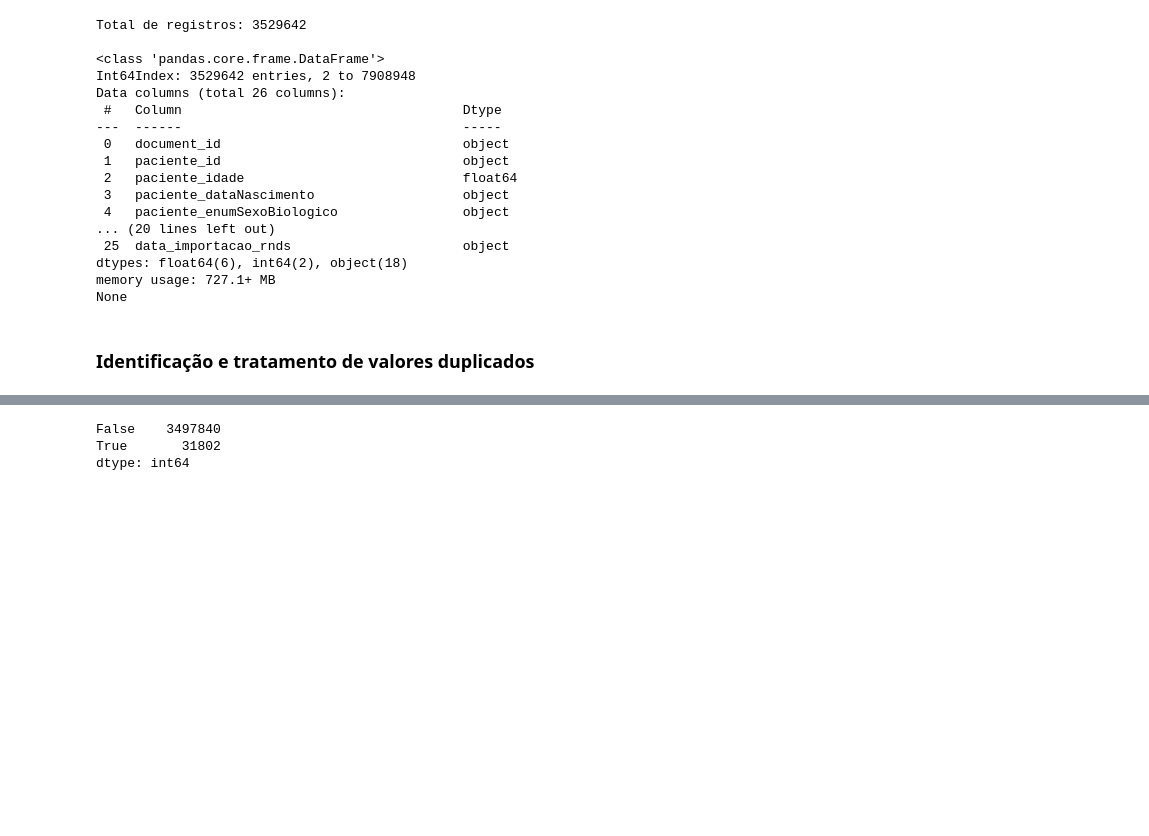
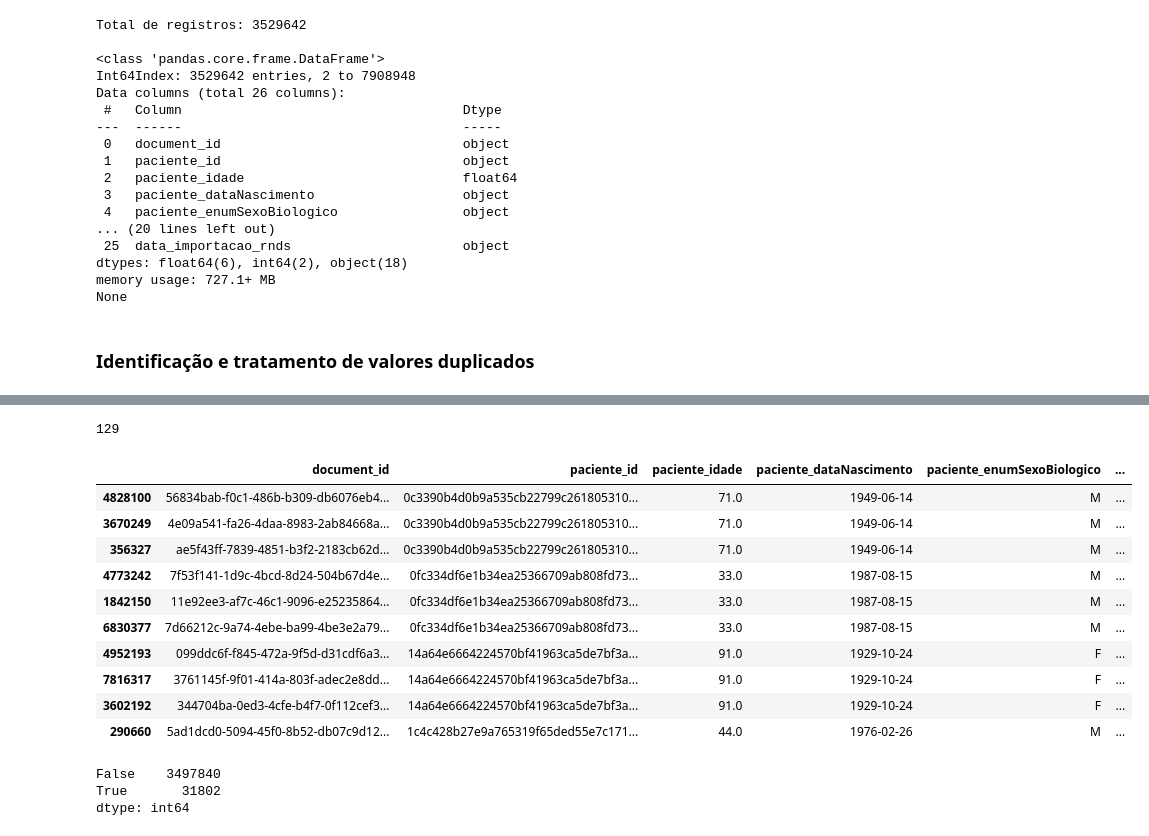
Before and after one commit to massaoiwanaga/topespsi, a Jupyter notebook: TESI_VAC_COVID.ipynb, the cells around one changed output, grey strips where cells are left out. Drawn from its saved outputs; the diff is of its cells as text; code cells hidden in the pictures; blank space fills up the shorter version.

```diff
--- a/TESI_VAC_COVID.ipynb
+++ b/TESI_VAC_COVID.ipynb
@@ -319,7 +319,7 @@ None
 ### Identificação e tratamento de valores duplicados
 # %%
 #Lista todos os registros em que o "paciente_id" apareça mais de 2 vezes
-df_vacinacao[df_vacinacao['paciente_id'].isin(df_vacinacao['paciente_id'].value_counts()[df_vacinacao['paciente_id'].value_counts()>2].index)].sort_values(by=["paciente_id"])
+duplicados_mais2 = df_vacinacao[df_vacinacao['paciente_id'].isin(df_vacinacao['paciente_id'].value_counts()[df_vacinacao['paciente_id'].value_counts()>2].index)].sort_values(by=["paciente_id"])
 
 #df_vacinacao.duplicated(subset=['document_id'])
-#df_vacinacao[df_vacinacao.duplicated(subset=['paciente_id'], keep=False)].sort_values(by=["paciente_id"])
+duplicados = df_vacinacao[df_vacinacao.duplicated(subset=['paciente_id'], keep=False)].sort_values(by=["paciente_id"])
@@ -326,3 +344,20 @@ df_vacinacao[df_vacinacao['paciente_id'].isin(df_vacinacao['paciente_id'].value_
+# %%
+# Quantos são os que tem mais de dois registros duplicados e listagem dos primeiros casos
+print(len(duplicados_mais2))
+duplicados_mais2.head(10)
+# %% [output]
+129
+|  | document_id | paciente_id | paciente_idade | paciente_dataNascimento | paciente_enumSexoBiologico | ... |
+| 4828100 | 56834bab-f0c1-486b-b309-db6076eb4... | 0c3390b4d0b9a535cb22799c261805310... | 71.0 | 1949-06-14 | M | ... |
+| 3670249 | 4e09a541-fa26-4daa-8983-2ab84668a... | 0c3390b4d0b9a535cb22799c261805310... | 71.0 | 1949-06-14 | M | ... |
+| 356327 | ae5f43ff-7839-4851-b3f2-2183cb62d... | 0c3390b4d0b9a535cb22799c261805310... | 71.0 | 1949-06-14 | M | ... |
+| 4773242 | 7f53f141-1d9c-4bcd-8d24-504b67d4e... | 0fc334df6e1b34ea25366709ab808fd73... | 33.0 | 1987-08-15 | M | ... |
+| 1842150 | 11e92ee3-af7c-46c1-9096-e25235864... | 0fc334df6e1b34ea25366709ab808fd73... | 33.0 | 1987-08-15 | M | ... |
+| 6830377 | 7d66212c-9a74-4ebe-ba99-4be3e2a79... | 0fc334df6e1b34ea25366709ab808fd73... | 33.0 | 1987-08-15 | M | ... |
+| 4952193 | 099ddc6f-f845-472a-9f5d-d31cdf6a3... | 14a64e6664224570bf41963ca5de7bf3a... | 91.0 | 1929-10-24 | F | ... |
+| 7816317 | 3761145f-9f01-414a-803f-adec2e8dd... | 14a64e6664224570bf41963ca5de7bf3a... | 91.0 | 1929-10-24 | F | ... |
+| 3602192 | 344704ba-0ed3-4cfe-b4f7-0f112cef3... | 14a64e6664224570bf41963ca5de7bf3a... | 91.0 | 1929-10-24 | F | ... |
+| 290660 | 5ad1dcd0-5094-45f0-8b52-db07c9d12... | 1c4c428b27e9a765319f65ded55e7c171... | 44.0 | 1976-02-26 | M | ... |
 # %%
 # Existe mais de um registro de vacinação da primeira dose para um mesmo paciente
 # Será mantido o registro com data de aplicação da vacina mais antiga
```
Also changed, not shown: parts of 25 cells of this notebook.
